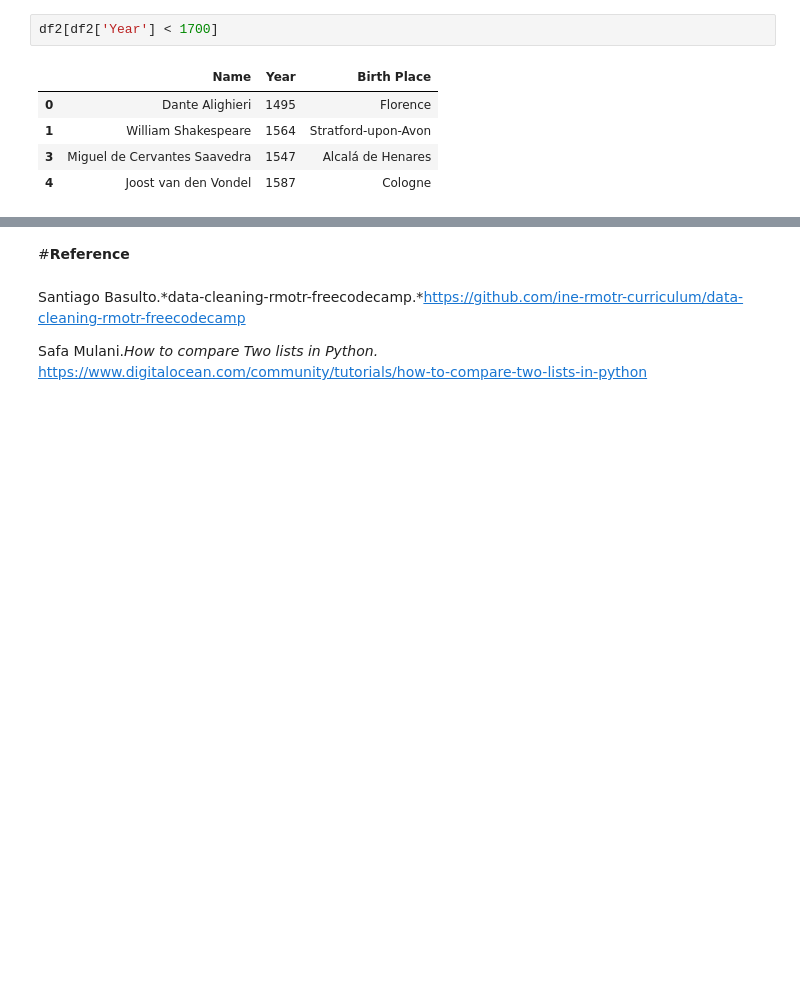
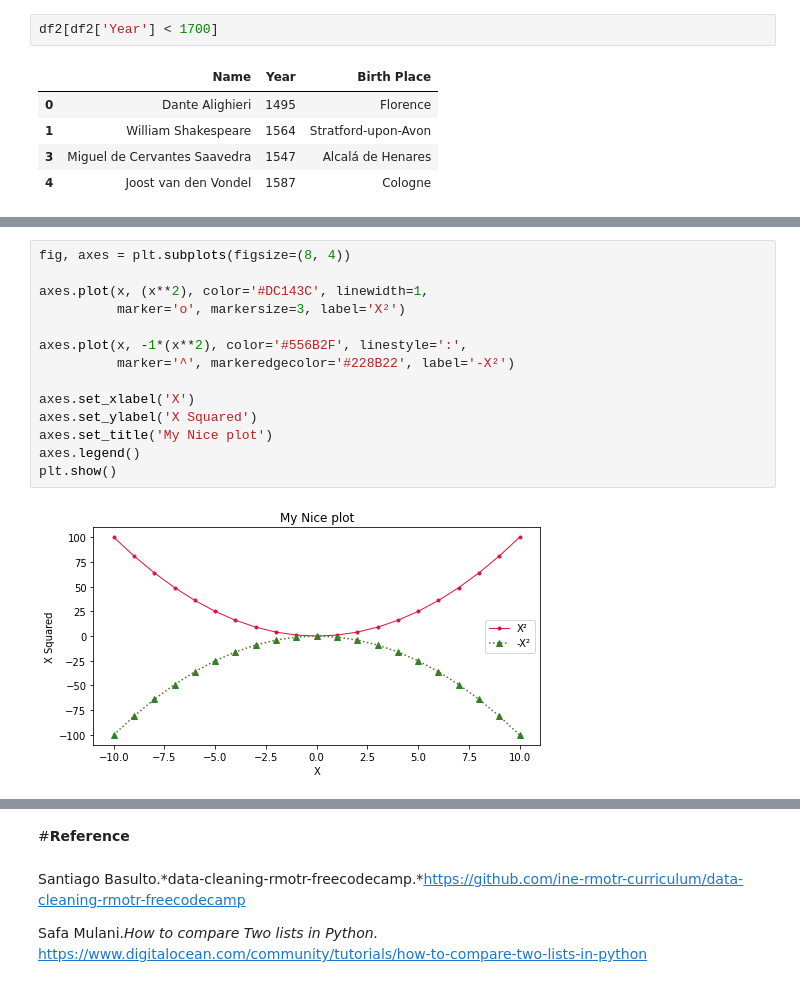
Before and after one commit to niklaust/Data_Science, a Jupyter notebook: Data_Cleaning_notebook_of_niklaust.ipynb, the cells around one changed output, grey strips where cells are left out. Saved outputs shown, nothing was run; the diff lists cells and outputs as text; blank space fills up the shorter version.

```diff
--- a/Data_Cleaning_notebook_of_niklaust.ipynb
+++ b/Data_Cleaning_notebook_of_niklaust.ipynb
@@ -1292,0 +1345,16 @@ df2[df2['Year'] < 1700]
+# %%
+fig, axes = plt.subplots(figsize=(8, 4))
+
+axes.plot(x, (x**2), color='#DC143C', linewidth=1,
+          marker='o', markersize=3, label='X²')
+
+axes.plot(x, -1*(x**2), color='#556B2F', linestyle=':',
+          marker='^', markeredgecolor='#228B22', label='-X²')
+
+axes.set_xlabel('X')
+axes.set_ylabel('X Squared')
+axes.set_title('My Nice plot')
+axes.legend()
+plt.show()
+# %% [output]
+[figure, added]
```
Also changed, not shown: parts of 51 cells of this notebook.
